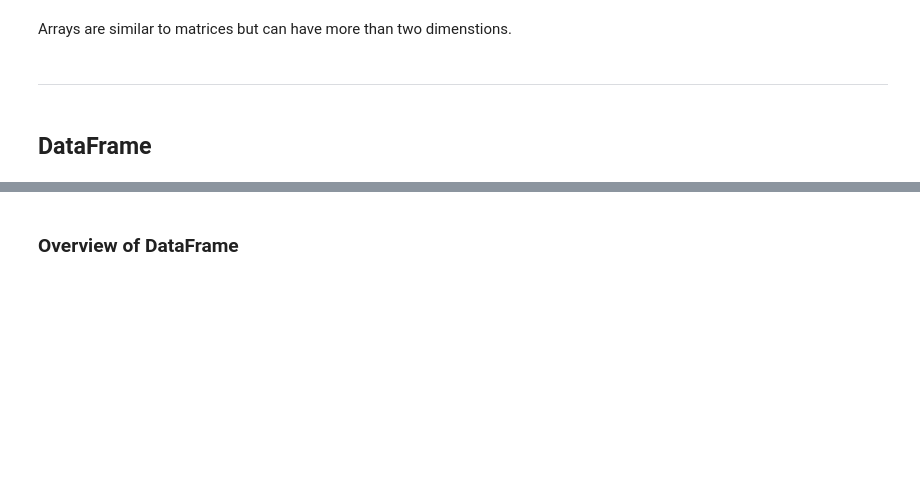
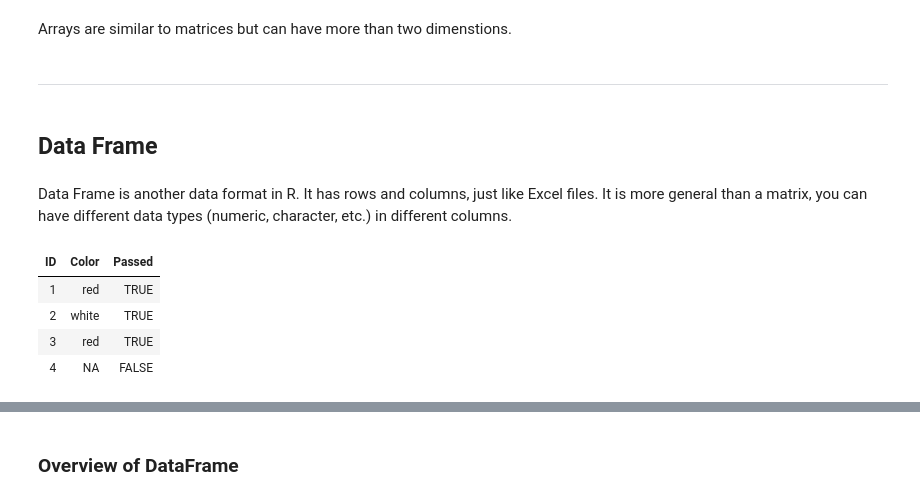
Before and after one commit to mukerong/Toolkit, a Jupyter notebook: R/R-Basics.ipynb, the cells around one changed output, grey strips where cells are left out. Cells and saved outputs as stored; diff of their text form; code cells hidden in the pictures; blank space fills up the shorter version.

```diff
--- a/R/R-Basics.ipynb
+++ b/R/R-Basics.ipynb
@@ -138,4 +138,19 @@ Arrays are similar to matrices but can have more than two dimenstions.
 ---
 # %% [markdown]
 <a id = 'dataframe'></a>
-## DataFrame
+## Data Frame
+# %% [markdown]
+Data Frame is another data format in R. It has rows and columns, just like Excel files. It is more general than a matrix, you can have different data types (numeric, character, etc.) in different columns.
+# %%
+d <- c(1, 2, 3, 4)
+e <- c('red', 'white', 'red', NA)
+f <- c(TRUE, TRUE, TRUE, FALSE)
+mydata <- data.frame(d, e, f)
+names(mydata) <- c('ID', 'Color', 'Passed')
+mydata
+# %% [output]
+| ID | Color | Passed |
+| 1 | red | TRUE |
+| 2 | white | TRUE |
+| 3 | red | TRUE |
+| 4 | NA | FALSE |
```
Also changed, not shown: parts of 20 cells of this notebook.
